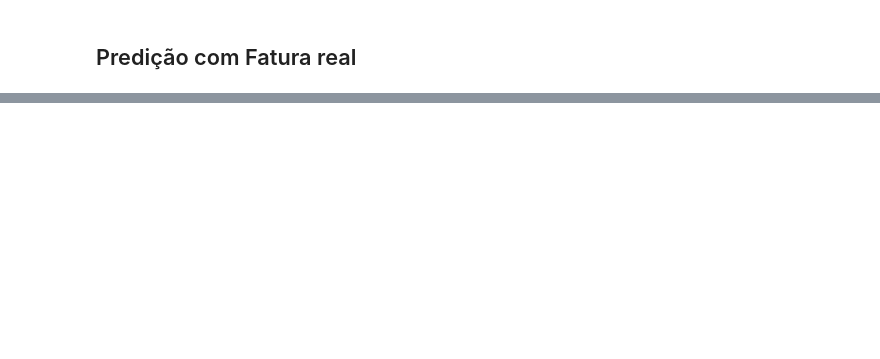
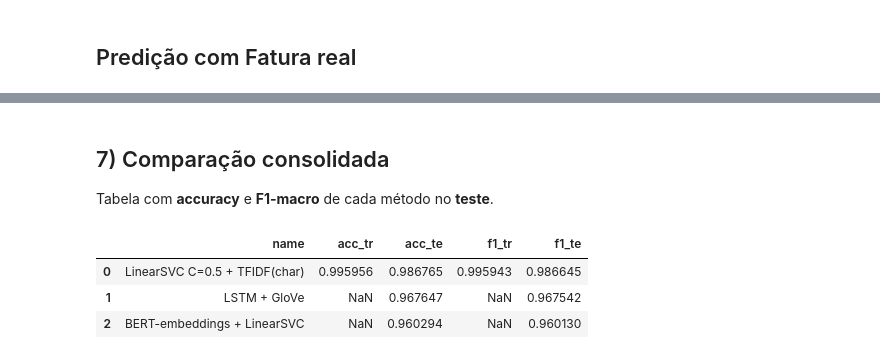
Before and after one commit to leoxsouza/nlp, a Jupyter notebook: NLP_Part1_Transactions_Classification.ipynb, the cells around one changed output, grey strips where cells are left out. Saved outputs shown, nothing was run; the diff lists cells and outputs as text; code cells hidden in the pictures; blank space fills up the shorter version.

```diff
--- a/NLP_Part1_Transactions_Classification.ipynb
+++ b/NLP_Part1_Transactions_Classification.ipynb
@@ -538,0 +554,13 @@ fatura[[text_col, "pred_category", "pred_confidence"]].sort_values("pred_confide
+# %%
+idx_train = np.load("idx_train.npy", allow_pickle=True)
+idx_test  = np.load("idx_test.npy",  allow_pickle=True)
+
+# checa se os índices carregados existem no df atual
+assert set(idx_train).issubset(df.index) and set(idx_test).issubset(df.index)
+
+X_train = df.loc[idx_train, "text_clean"]
+X_test  = df.loc[idx_test,  "text_clean"]
+y_train = df.loc[idx_train, label_col]
+y_test  = df.loc[idx_test,  label_col]
+
+len(X_train), len(X_test)
@@ -538,0 +830,18 @@ fatura[[text_col, "pred_category", "pred_confidence"]].sort_values("pred_confide
+# %% [markdown]
+## 7) Comparação consolidada
+Tabela com **accuracy** e **F1‑macro** de cada método no **teste**.
+# %%
+# %% Comparação
+results = []
+best_result_baseline = res_df.sort_values("f1_te", ascending=False).iloc[0]
+results.append({k:v for k,v in best_result_baseline.items() if k in ["name","acc_tr","acc_te","f1_tr","f1_te"]})
+results.append(res_lstm)
+results.append(res_bert)
+
+final_result = pd.DataFrame(results)
+display(final_result.sort_values("f1_te", ascending=False).reset_index(drop=True))
+# %% [output]
+|  | name | acc_tr | acc_te | f1_tr | f1_te |
+| 0 | LinearSVC C=0.5 + TFIDF(char) | 0.995956 | 0.986765 | 0.995943 | 0.986645 |
+| 1 | LSTM + GloVe | NaN | 0.967647 | NaN | 0.967542 |
+| 2 | BERT-embeddings + LinearSVC | NaN | 0.960294 | NaN | 0.960130 |
```
Also changed, not shown: parts of 12 cells of this notebook.
